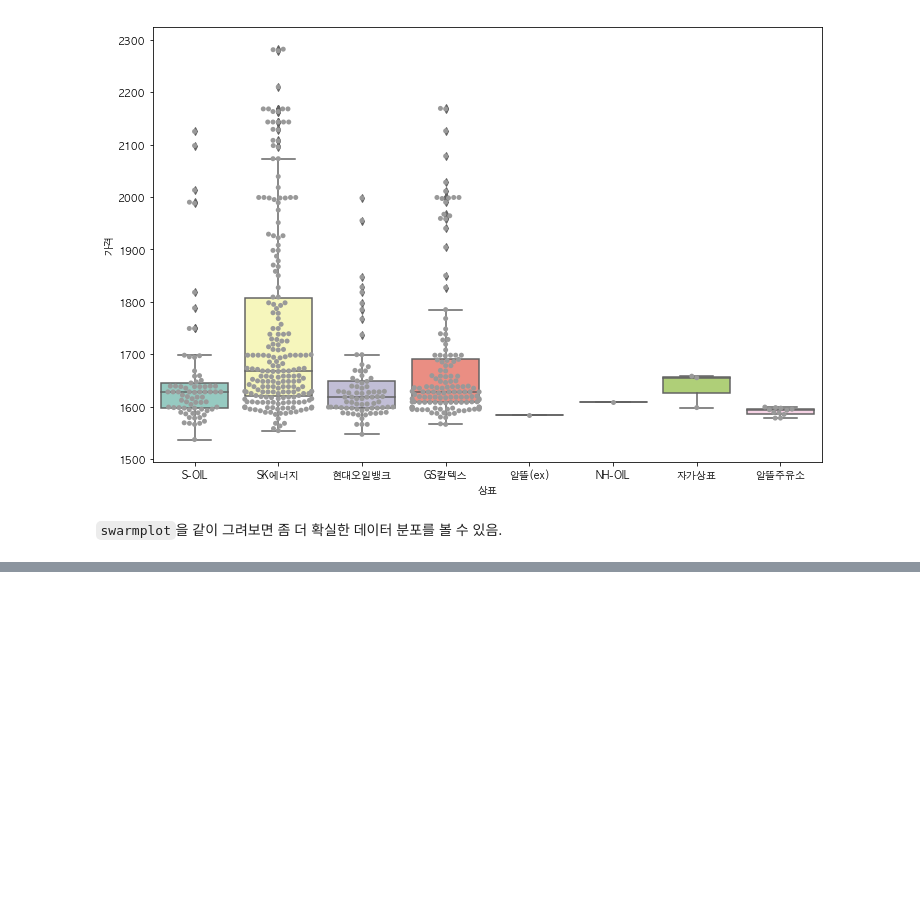
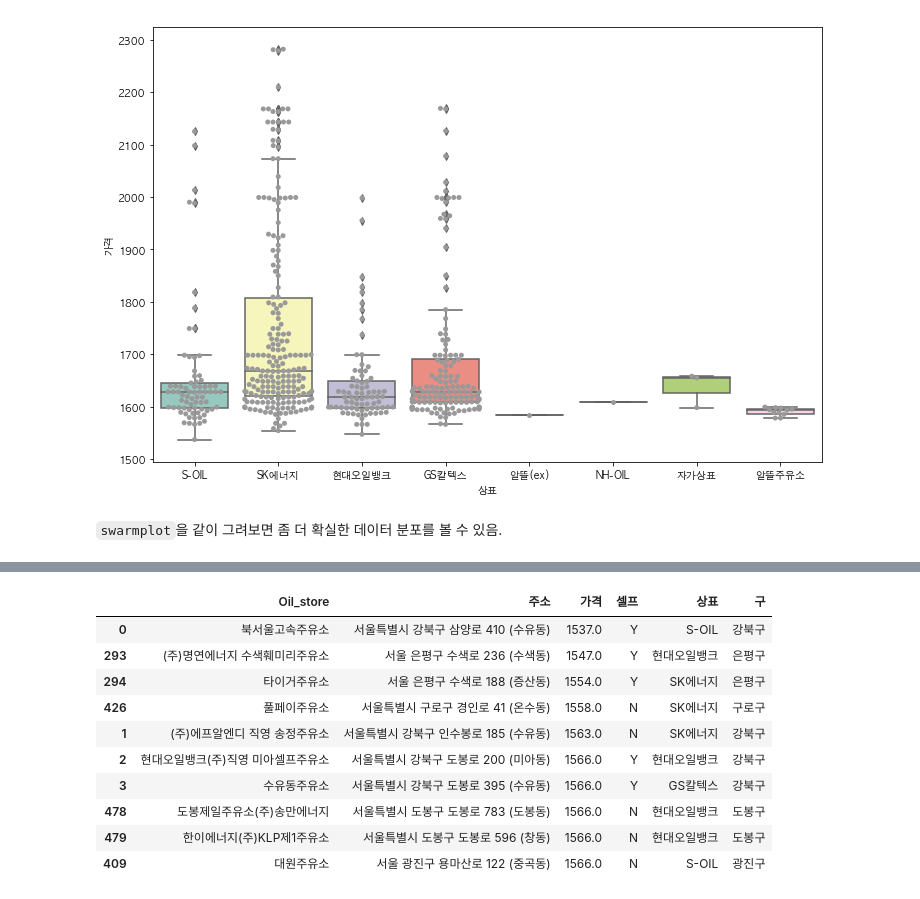
Before and after one commit to KimDoKy/DataScience, a Jupyter notebook: source_code/chap4. Self Oil Station price.ipynb, the cells around one changed output, grey strips where cells are left out. Saved outputs shown, nothing was run; the diff lists cells and outputs as text; code cells hidden in the pictures; blank space fills up the shorter version.

```diff
--- a/source_code/chap4. Self Oil Station price.ipynb
+++ b/source_code/chap4. Self Oil Station price.ipynb
@@ -395,0 +420,15 @@ plt.show()
+# %%
+# 가장 저렴한 지역
+stations.sort_values(by='가격', ascending=True).head(10)
+# %% [output]
+|  | Oil_store | 주소 | 가격 | 셀프 | 상표 | 구 |
+| 0 | 북서울고속주유소 | 서울특별시 강북구 삼양로 410 (수유동) | 1537.0 | Y | S-OIL | 강북구 |
+| 293 | (주)명연에너지 수색훼미리주유소 | 서울 은평구 수색로 236 (수색동) | 1547.0 | Y | 현대오일뱅크 | 은평구 |
+| 294 | 타이거주유소 | 서울 은평구 수색로 188 (증산동) | 1554.0 | Y | SK에너지 | 은평구 |
+| 426 | 풀페이주유소 | 서울특별시 구로구 경인로 41 (온수동) | 1558.0 | N | SK에너지 | 구로구 |
+| 1 | (주)에프알엔디 직영 송정주유소 | 서울특별시 강북구 인수봉로 185 (수유동) | 1563.0 | N | SK에너지 | 강북구 |
+| 2 | 현대오일뱅크(주)직영 미아셀프주유소 | 서울특별시 강북구 도봉로 200 (미아동) | 1566.0 | Y | 현대오일뱅크 | 강북구 |
+| 3 | 수유동주유소 | 서울특별시 강북구 도봉로 395 (수유동) | 1566.0 | Y | GS칼텍스 | 강북구 |
+| 478 | 도봉제일주유소(주)송만에너지 | 서울특별시 도봉구 도봉로 783 (도봉동) | 1566.0 | N | 현대오일뱅크 | 도봉구 |
+| 479 | 한이에너지(주)KLP제1주유소 | 서울특별시 도봉구 도봉로 596 (창동) | 1566.0 | N | 현대오일뱅크 | 도봉구 |
+| 409 | 대원주유소 | 서울 광진구 용마산로 122 (중곡동) | 1566.0 | N | S-OIL | 광진구 |
```
Also changed, not shown: parts of 6 cells of this notebook.
